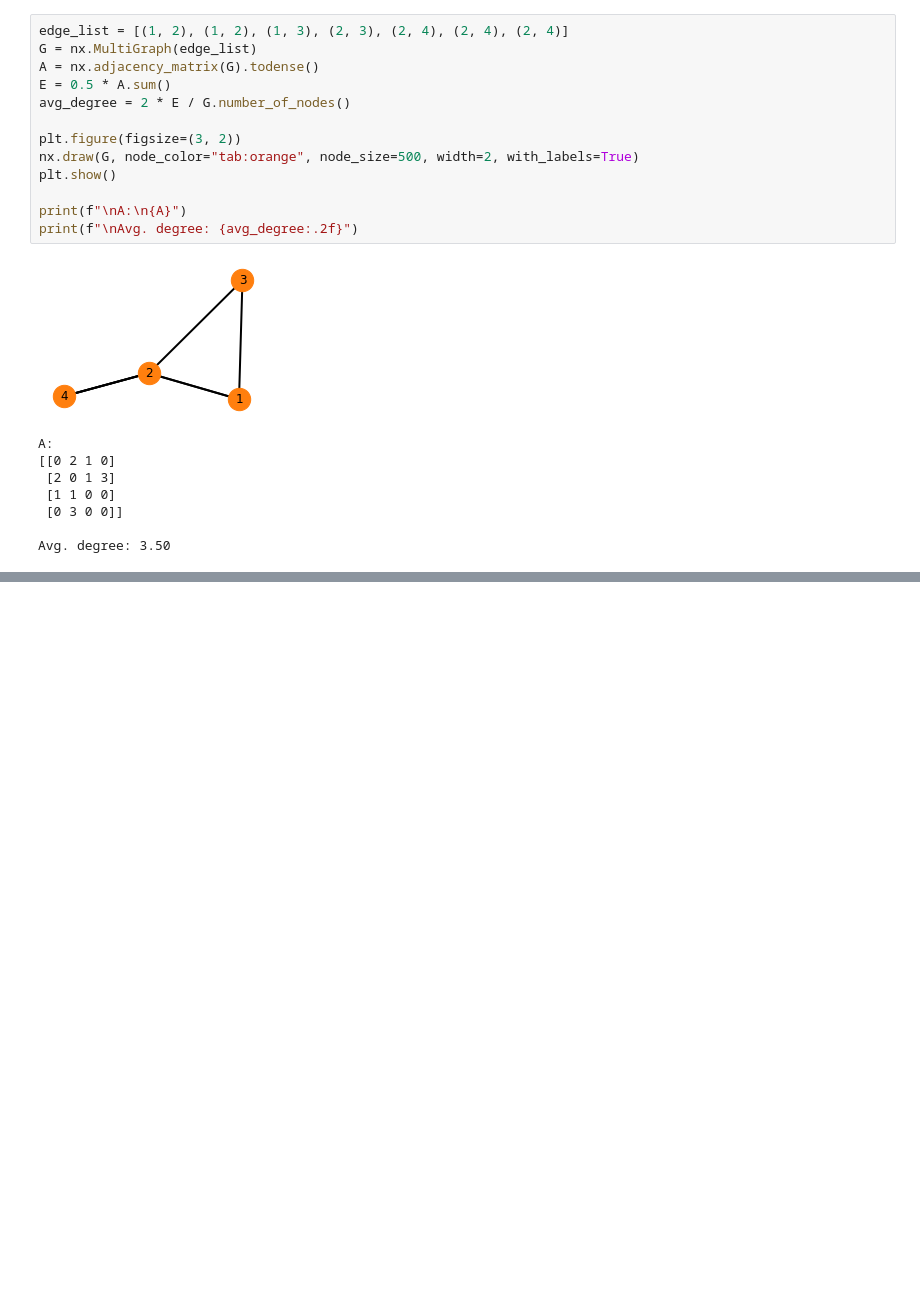
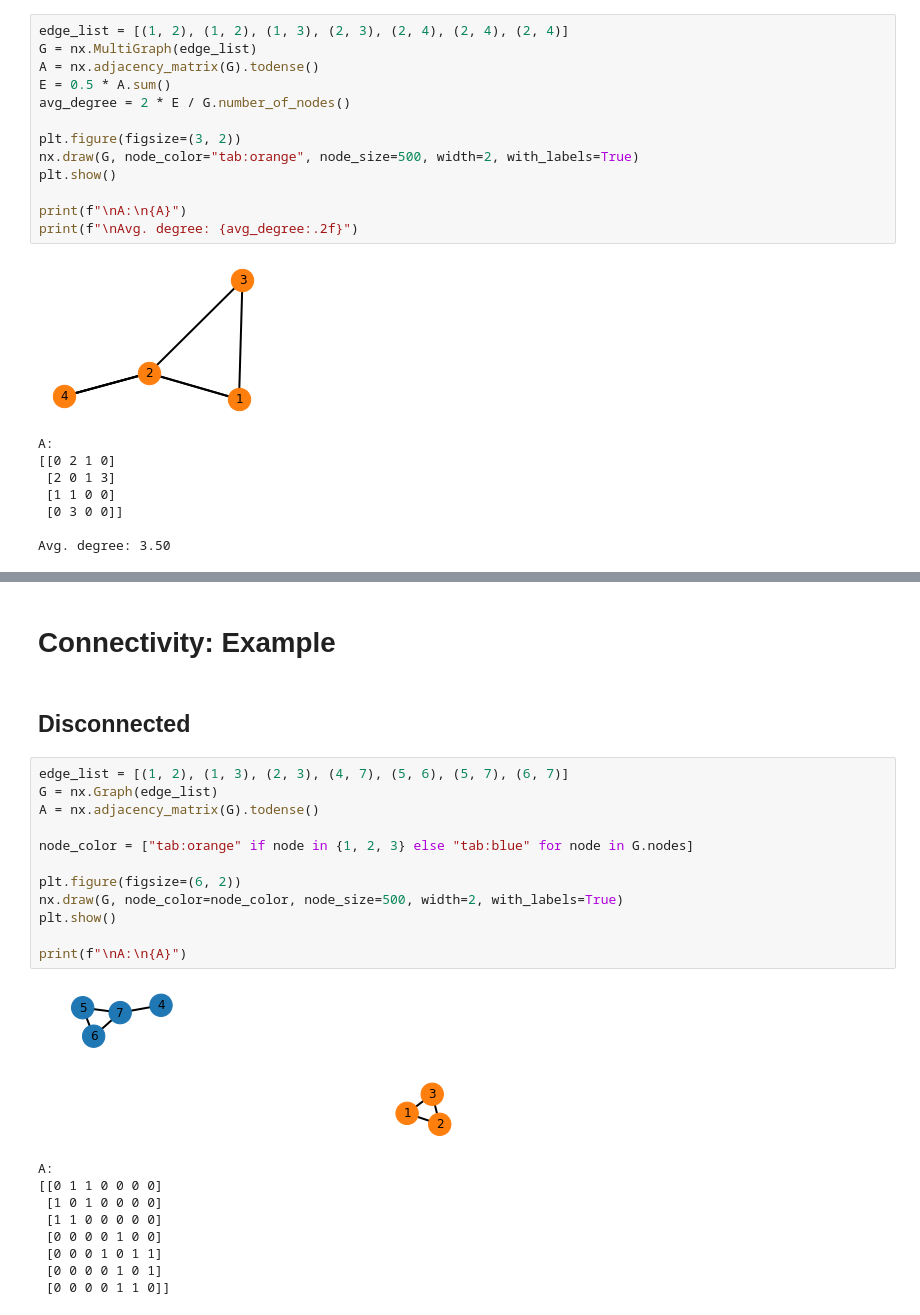
Before and after one commit to mnslarcher/cs224w-slides-to-code, a Jupyter notebook: notebooks/01-introduction-machine-learning-for-graphs.ipynb, the cells around one changed output, grey strips where cells are left out. Cells and saved outputs as stored; diff of their text form; blank space fills up the shorter version.

```diff
--- a/notebooks/01-introduction-machine-learning-for-graphs.ipynb
+++ b/notebooks/01-introduction-machine-learning-for-graphs.ipynb
@@ -444,0 +479,26 @@ Avg. degree: 3.50
+# %% [markdown]
+# Connectivity: Example
+# %% [markdown]
+## Disconnected
+# %%
+edge_list = [(1, 2), (1, 3), (2, 3), (4, 7), (5, 6), (5, 7), (6, 7)]
+G = nx.Graph(edge_list)
+A = nx.adjacency_matrix(G).todense()
+
+node_color = ["tab:orange" if node in {1, 2, 3} else "tab:blue" for node in G.nodes]
+
+plt.figure(figsize=(6, 2))
+nx.draw(G, node_color=node_color, node_size=500, width=2, with_labels=True)
+plt.show()
+
+print(f"\nA:\n{A}")
+# %% [output]
+[figure, added]
+A:
+[[0 1 1 0 0 0 0]
+ [1 0 1 0 0 0 0]
+ [1 1 0 0 0 0 0]
+ [0 0 0 0 1 0 0]
+ [0 0 0 1 0 1 1]
+ [0 0 0 0 1 0 1]
+ [0 0 0 0 1 1 0]]
```
Also changed, not shown: parts of 19 cells of this notebook.
